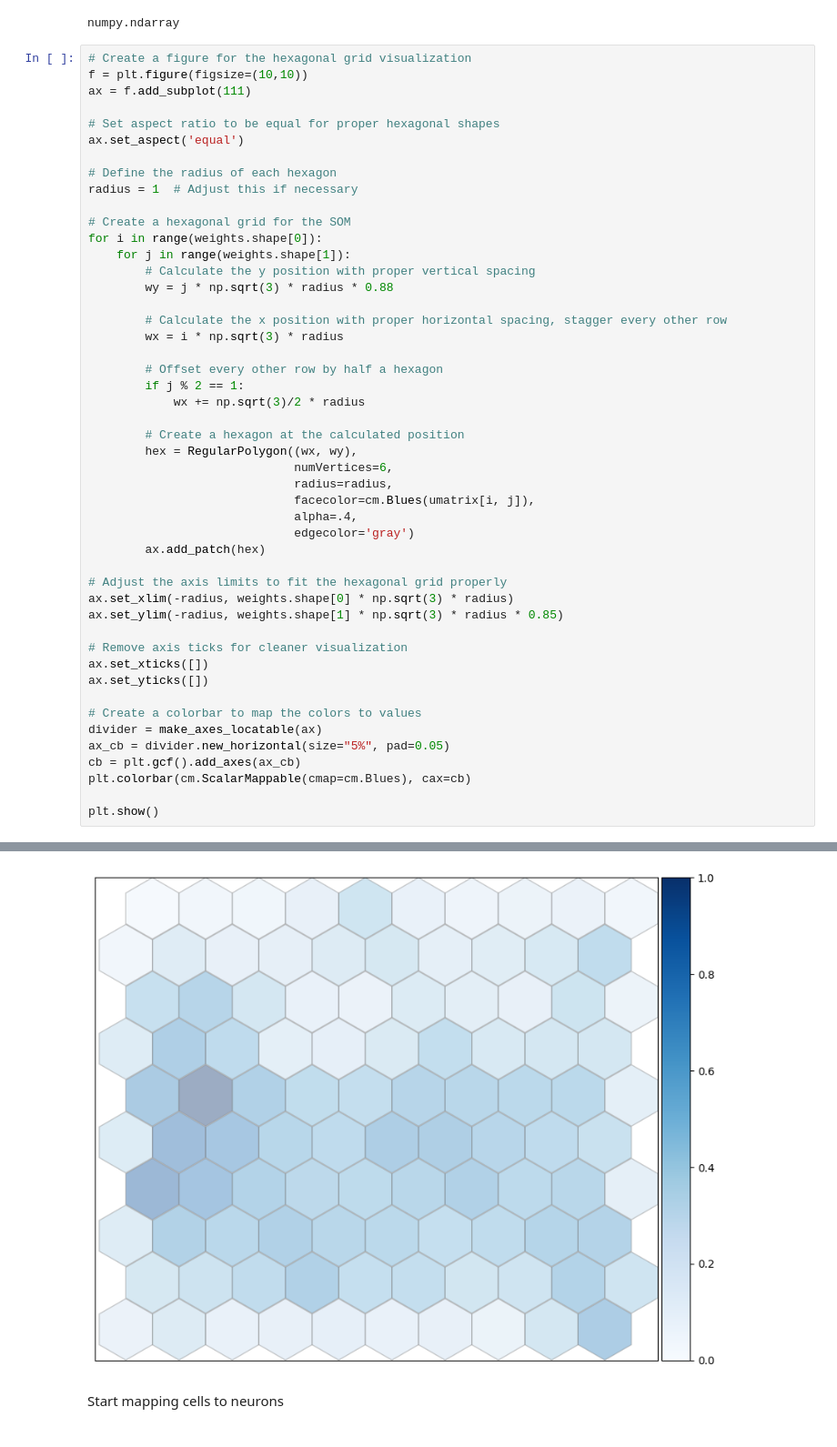
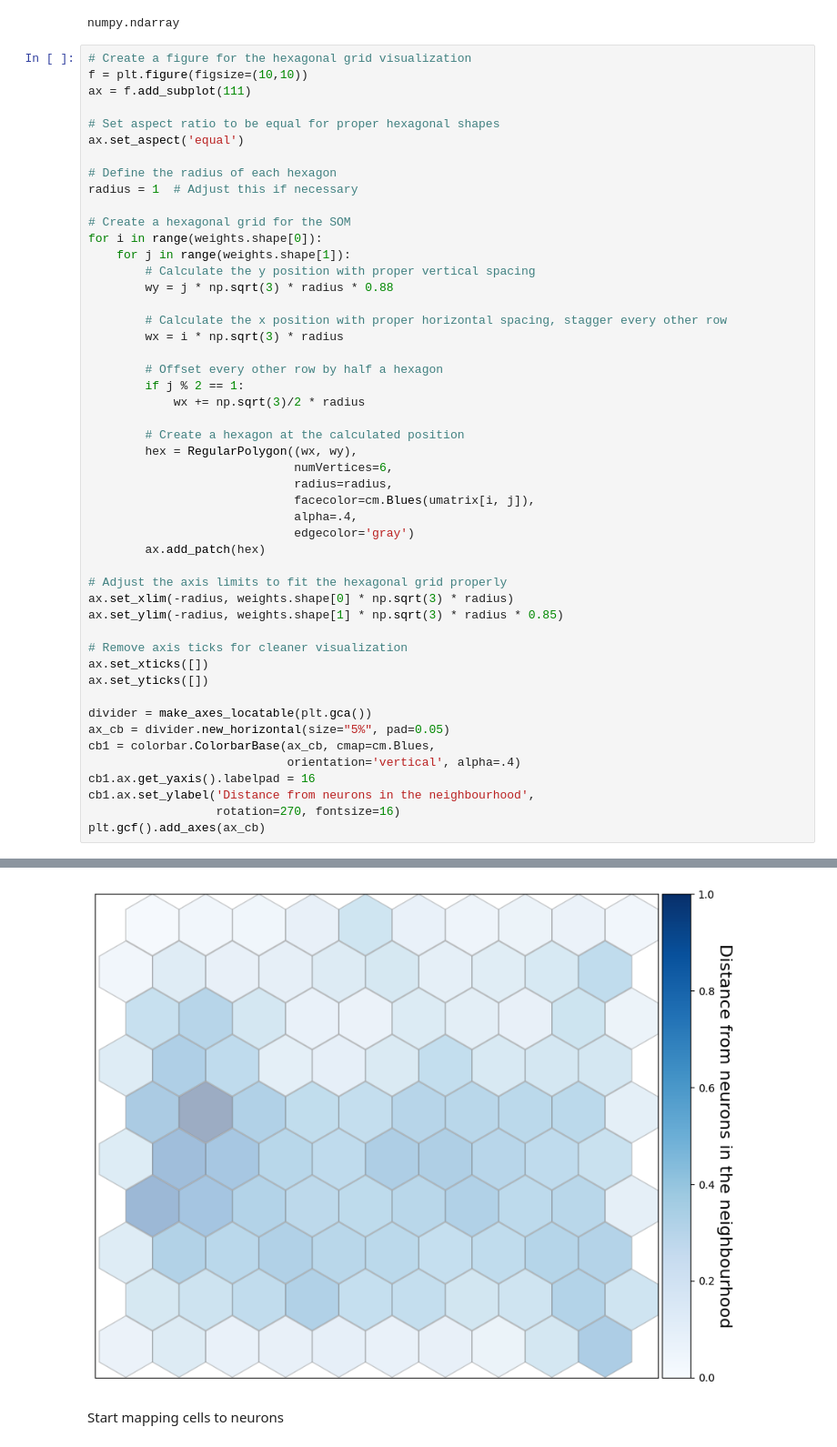
Before and after one commit to SZ-yang/SCSeq_LineageBarcoding, a Jupyter notebook: kevin/Writeup6_SOM/Writeup6_LARRY_SOM_entropy.ipynb, the cells around one changed output, grey strips where cells are left out. Shown at 91% size. Cells and saved outputs as stored; diff of their text form.

```diff
--- a/kevin/Writeup6_SOM/Writeup6_LARRY_SOM_entropy.ipynb
+++ b/kevin/Writeup6_SOM/Writeup6_LARRY_SOM_entropy.ipynb
@@ -421,11 +421,12 @@ ax.set_ylim(-radius, weights.shape[1] * np.sqrt(3) * radius * 0.85)
 ax.set_xticks([])
 ax.set_yticks([])
 
-# Create a colorbar to map the colors to values
-divider = make_axes_locatable(ax)
+divider = make_axes_locatable(plt.gca())
 ax_cb = divider.new_horizontal(size="5%", pad=0.05)
-cb = plt.gcf().add_axes(ax_cb)
-plt.colorbar(cm.ScalarMappable(cmap=cm.Blues), cax=cb)
-
-plt.show()
+cb1 = colorbar.ColorbarBase(ax_cb, cmap=cm.Blues,
+                            orientation='vertical', alpha=.4)
+cb1.ax.get_yaxis().labelpad = 16
+cb1.ax.set_ylabel('Distance from neurons in the neighbourhood',
+                  rotation=270, fontsize=16)
+plt.gcf().add_axes(ax_cb)
 # %% [output]
@@ -432,4 +434,4 @@ plt.show()
-[figure, old version]
+[figure, new version]
 # %% [markdown]
 Start mapping cells to neurons
 # %%
```
Also changed, not shown: parts of 1 cell of this notebook, 1 other file.
